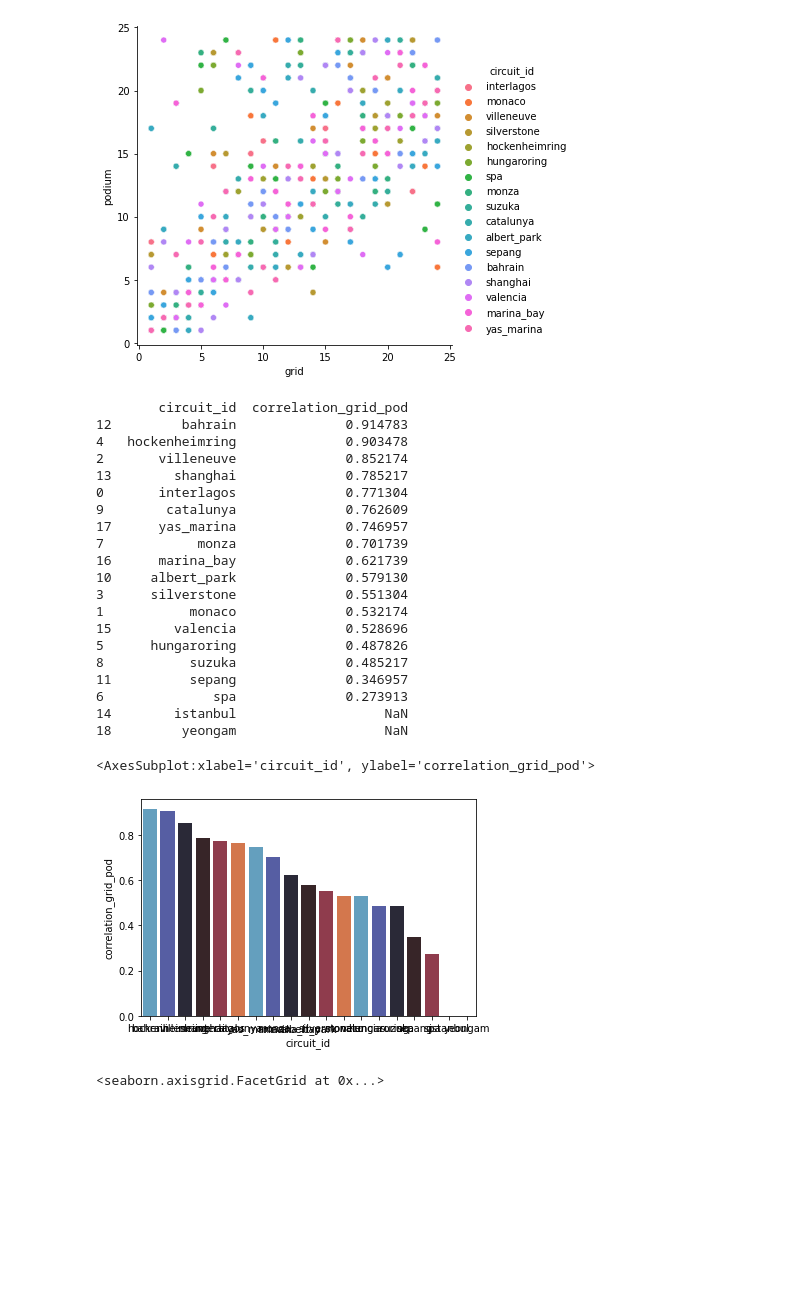
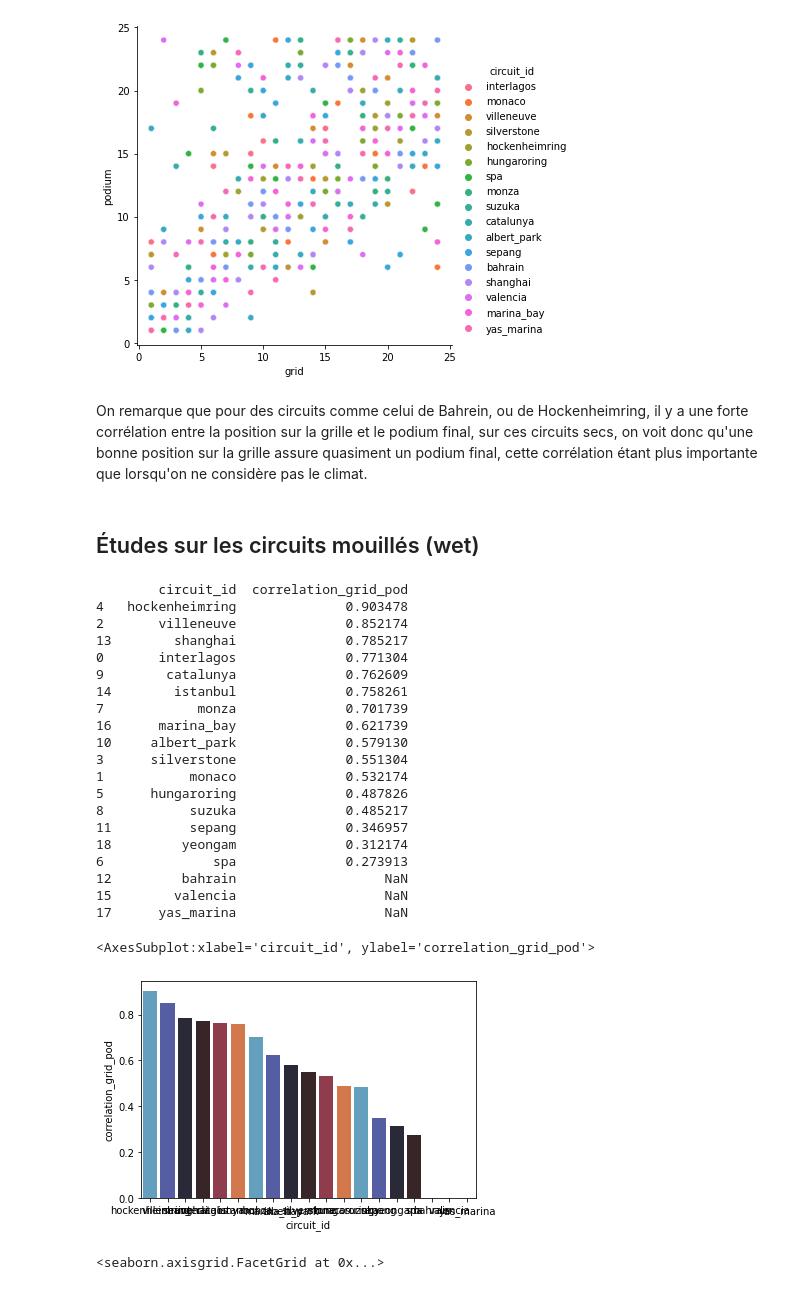
Before and after one commit to IdrissKad/formula1, a Jupyter notebook: weather_analyse.ipynb, the cells around one changed output. Saved outputs shown, nothing was run; the diff lists cells and outputs as text; code cells hidden in the pictures; blank space fills up the shorter version.

Commit message:
Weather_analyse

```diff
--- a/weather_analyse.ipynb
+++ b/weather_analyse.ipynb
@@ -6,2 +10,4 @@ import matplotlib.pyplot as plt
 # %%
 weather=pd.read_csv("/Users/idrisskadiri/Desktop/formula1/Data/weather.csv")
+results=pd.read_csv("/Users/idrisskadiri/Desktop/formula1/Data/results.csv")
+total = pd.merge(results, weather, how="right", left_on="circuit_id", right_on="circuit_id")
@@ -40,2 +14,3 @@ weather
-# %%
-total = pd.merge(df_result, weather, how="right", left_on="circuit_id", right_on="circuit_id")
+# %%
+results_2010=total.copy()
+results_2010=results_2010[results_2010["season_x"]>=2010]
@@ -41,0 +35,20 @@ total = pd.merge(df_result, weather, how="right", left_on="circuit_id", right_on
+# %%
+# On trace la correlation entre grid et podium par circuit en 2010, pour les circuits dry. On remarque que cela dépend vraiment des circuits
+circuits=results_2010[results_2010["season_x"] ==2010]["circuit_id"].unique()
+df=results_2010[results_2010["season_x"] ==2010]
+df_dry=df[df["weather_dry"]==1]
+les_correlations={}
+
+for circuit in circuits:
+    df_dry_1=df_dry[df_dry["circuit_id"]==circuit][['grid',"podium"]]
+    corr=df_dry_1.corr()["podium"][0]
+    les_correlations[circuit]=corr
+
+df_dry_2=pd.DataFrame(list(les_correlations.items()),
+                   columns=['circuit_id', 'correlation_grid_pod'])
+df_dry_2=df_dry_2.sort_values(by='correlation_grid_pod',ascending=False)
+
+print(df_dry_2)
+
+_,(ax1) = plt.subplots(ncols=1)
+sns.barplot(data=df_dry_2, x='circuit_id', y='correlation_grid_pod', ax=ax1, palette=sns.color_palette("icefire"))
@@ -45,48 +81,50 @@ sns.relplot(x="grid", y="podium", data=df_dry,hue="circuit_id")
 # %% [output]
 <seaborn.axisgrid.FacetGrid at 0x...>
 [figure]
+# %% [markdown]
+On remarque que pour des circuits comme celui de Bahrein, ou de Hockenheimring, il y a une forte corrélation entre la position sur la grille et le podium final, sur ces circuits secs, on voit donc qu'une bonne position sur la grille assure quasiment un podium final, cette corrélation étant plus importante que lorsqu'on ne considère pas le climat.
+# %% [markdown]
+## Études sur les circuits mouillés (wet)
 # %%
-# je trace la correlation entre grid et podium par circuit en 2010, pour les circuits wet. On remarque que cela dépend vraiment des circuits
+# Ontrace la correlation entre grid et podium par circuit en 2010, pour les circuits wet. On remarque que cela dépend vraiment des circuits
 circuits=results_2010[results_2010["season_x"] ==2010]["circuit_id"].unique()
 df=results_2010[results_2010["season_x"] ==2010]
-df_dry=df[df["weather_dry"]==1]
+df_wet=df[df["weather_wet"]==1]
 les_correlations={}
 
 for circuit in circuits:
-    df1=df_dry[df_dry["circuit_id"]==circuit][['grid',"podium"]]
-    corr=df1.corr()["podium"][0]
+    df_wet_1=df_wet[df_wet["circuit_id"]==circuit][['grid',"podium"]]
+    corr=df_wet_1.corr()["podium"][0]
     les_correlations[circuit]=corr
 
-df2=pd.DataFrame(list(les_correlations.items()),
+df_wet_2=pd.DataFrame(list(les_correlations.items()),
                    columns=['circuit_id', 'correlation_grid_pod'])
-df2=df2.sort_values(by='correlation_grid_pod',ascending=False)
+df_wet_2=df_wet_2.sort_values(by='correlation_grid_pod',ascending=False)
 
-print(df2)
+print(df_wet_2)
 
 _,(ax1) = plt.subplots(ncols=1)
-sns.barplot(data=df2, x='circuit_id', y='correlation_grid_pod', ax=ax1, palette=sns.color_palette("icefire"))
-
-# Les correlations dépendent fortement du type de circuit
+sns.barplot(data=df_wet_2, x='circuit_id', y='correlation_grid_pod', ax=ax1, palette=sns.color_palette("icefire"))
 # %% [output]
         circuit_id  correlation_grid_pod
-12         bahrain              0.914783
 4   hockenheimring              0.903478
 2       villeneuve              0.852174
 13        shanghai              0.785217
 0       interlagos              0.771304
 9        catalunya              0.762609
-17      yas_marina              0.746957
+14        istanbul              0.758261
 7            monza              0.701739
 16      marina_bay              0.621739
 10     albert_park              0.579130
 3      silverstone              0.551304
 1           monaco              0.532174
-15        valencia              0.528696
 5      hungaroring              0.487826
 8           suzuka              0.485217
 11          sepang              0.346957
+18         yeongam              0.312174
 6              spa              0.273913
-14        istanbul                   NaN
-18         yeongam                   NaN
+12         bahrain                   NaN
+15        valencia                   NaN
+17      yas_marina                   NaN
 <AxesSubplot:xlabel='circuit_id', ylabel='correlation_grid_pod'>
-[figure, old version]
+[figure, new version]
```
Also changed, not shown: parts of 9 cells of this notebook, 2 other files.
